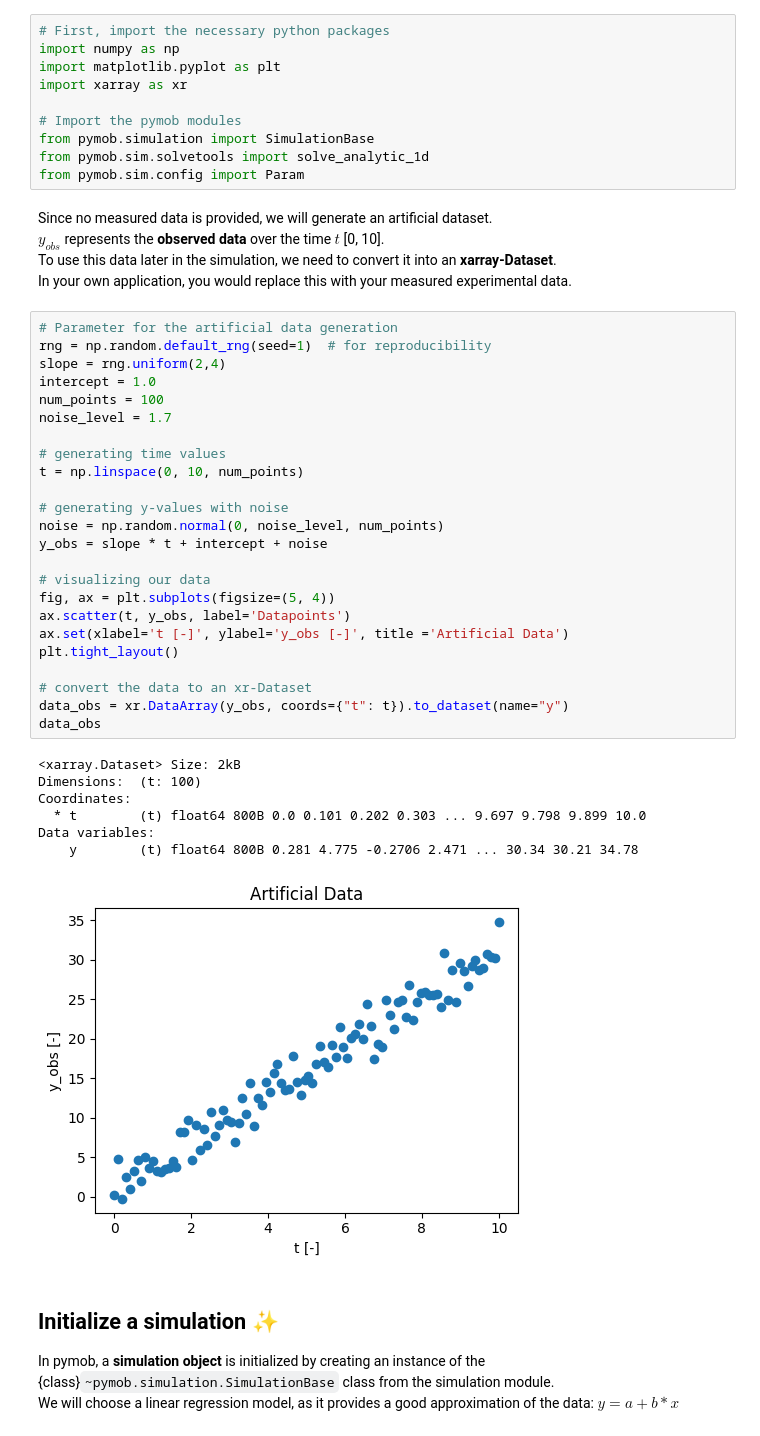
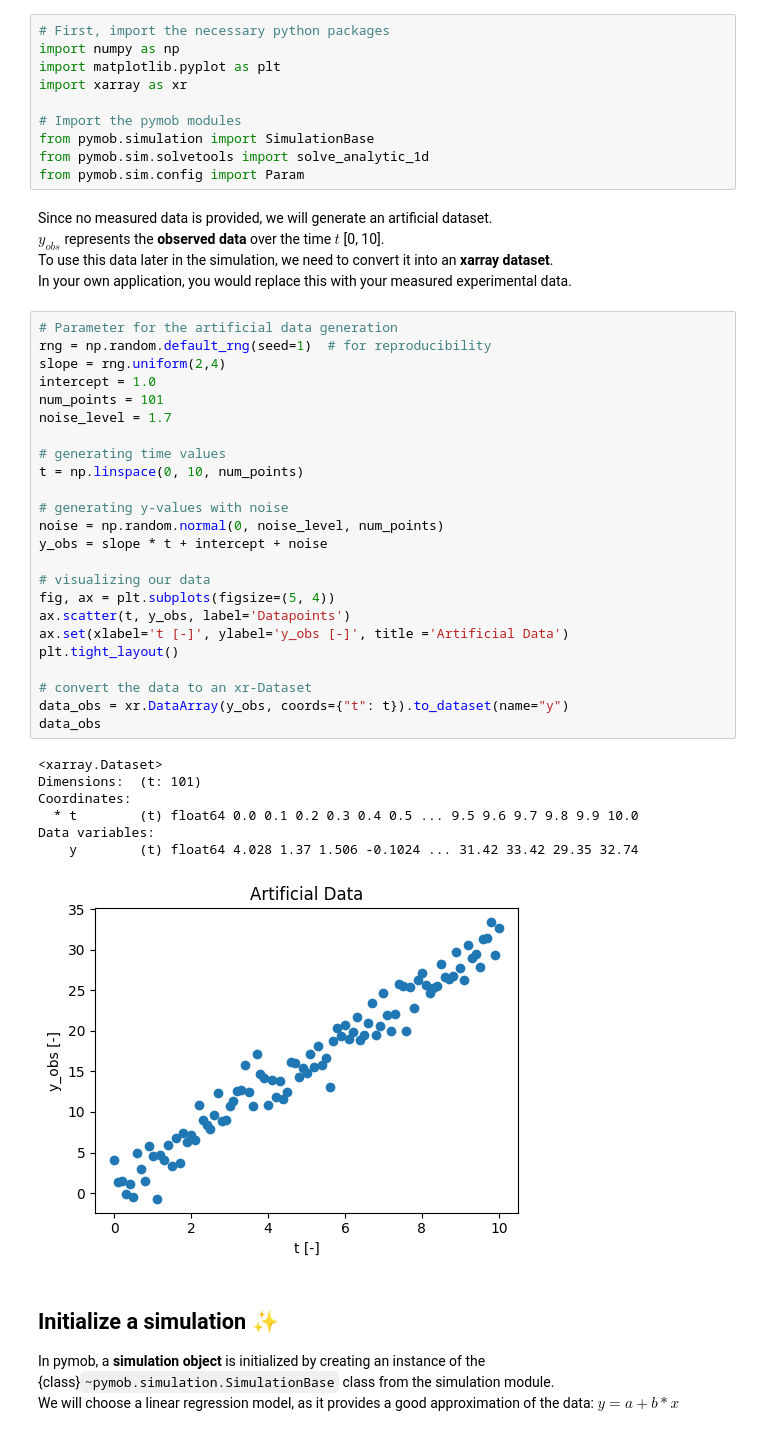
Before and after one commit to flo-schu/pymob, a Jupyter notebook: docs/source/user_guide/superquickstart.ipynb, the cells around one changed output. Saved outputs shown, nothing was run; the diff lists cells and outputs as text.

```diff
--- a/docs/source/user_guide/superquickstart.ipynb
+++ b/docs/source/user_guide/superquickstart.ipynb
@@ -67,40 +67,40 @@ from pymob.sim.config import Param
 # %% [markdown]
 Since no measured data is provided, we will generate an artificial dataset.
 $y_{obs}$ represents the **observed data** over the time $t$ [0, 10].
-To use this data later in the simulation, we need to convert it into an **xarray-Dataset**.
+To use this data later in the simulation, we need to convert it into an **xarray dataset**.
 In your own application, you would replace this with your measured experimental data.
 # %%
 # Parameter for the artificial data generation
 rng = np.random.default_rng(seed=1)  # for reproducibility
 slope = rng.uniform(2,4)
 intercept = 1.0
-num_points = 100
+num_points = 101
 noise_level = 1.7
 
 # generating time values
 t = np.linspace(0, 10, num_points)
 
 # generating y-values with noise
 noise = np.random.normal(0, noise_level, num_points)
 y_obs = slope * t + intercept + noise
 
 # visualizing our data
 fig, ax = plt.subplots(figsize=(5, 4))
 ax.scatter(t, y_obs, label='Datapoints')
 ax.set(xlabel='t [-]', ylabel='y_obs [-]', title ='Artificial Data')
 plt.tight_layout()
 
 # convert the data to an xr-Dataset
 data_obs = xr.DataArray(y_obs, coords={"t": t}).to_dataset(name="y")
 data_obs
 # %% [output]
-<xarray.Dataset> Size: 2kB
-Dimensions:  (t: 100)
+<xarray.Dataset>
+Dimensions:  (t: 101)
 Coordinates:
-  * t        (t) float64 800B 0.0 0.101 0.202 0.303 ... 9.697 9.798 9.899 10.0
+  * t        (t) float64 0.0 0.1 0.2 0.3 0.4 0.5 ... 9.5 9.6 9.7 9.8 9.9 10.0
 Data variables:
-    y        (t) float64 800B 0.281 4.775 -0.2706 2.471 ... 30.34 30.21 34.78
+    y        (t) float64 4.028 1.37 1.506 -0.1024 ... 31.42 33.42 29.35 32.74
-[figure, old version]
+[figure, new version]
 # %% [markdown]
 ## Initialize a simulation ✨
 
```
Also changed, not shown: parts of 7 cells of this notebook.
